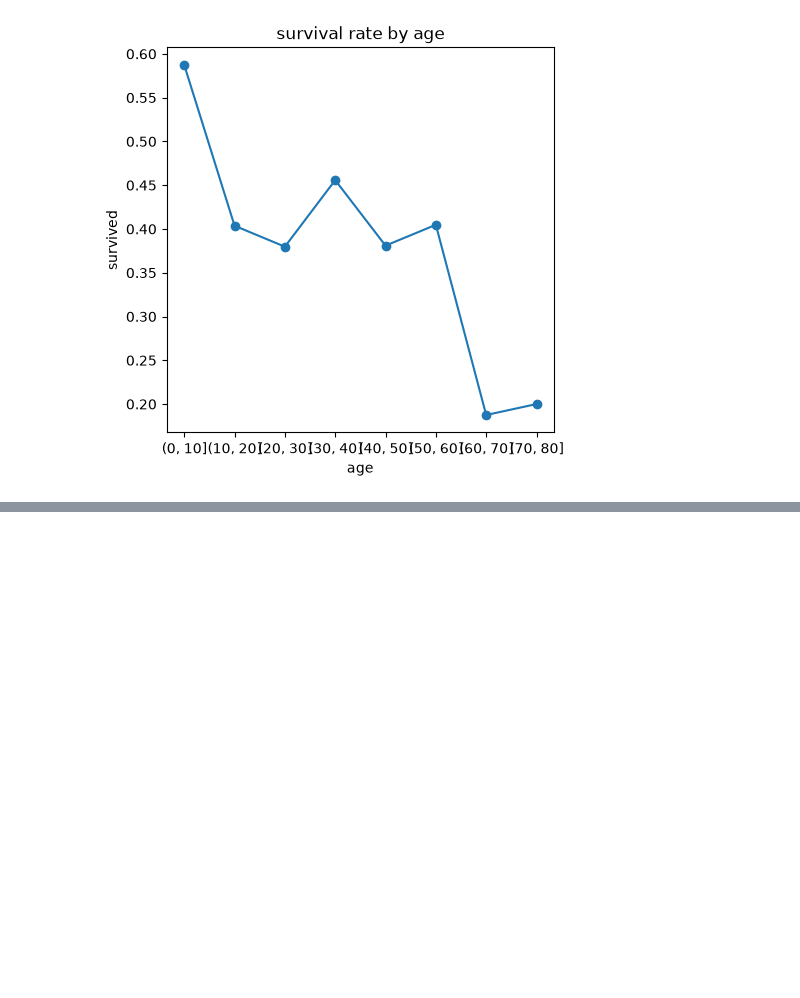
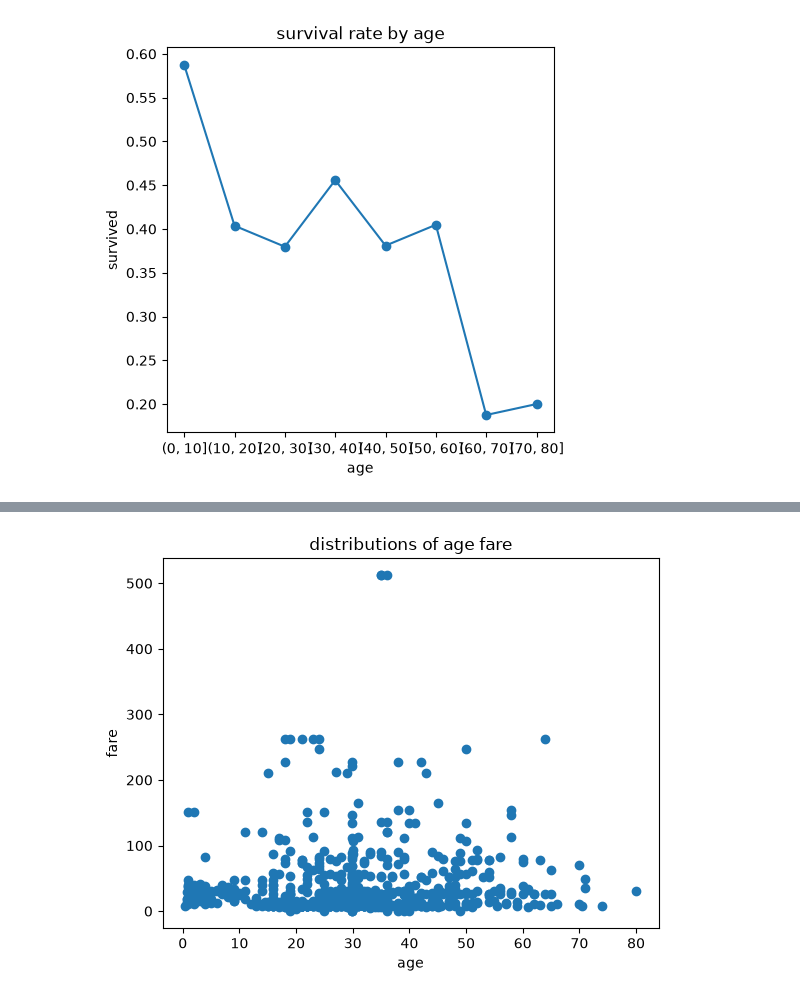
Before and after one commit to Sumit-Rajak99/Matplotlib-learning, a Jupyter notebook: class2.ipynb, the cells around one changed output, grey strips where cells are left out. Cells and saved outputs as stored; diff of their text form; code cells hidden in the pictures; blank space fills up the shorter version.

```diff
--- a/class2.ipynb
+++ b/class2.ipynb
@@ -216,0 +233,10 @@ plt.show()
+# %%
+plt.figure()
+plt.scatter(df['age'],df['fare'])
+plt.title('distributions of age fare')
+plt.xlabel('age')
+plt.ylabel('fare')
+
+plt.show()
+# %% [output]
+[figure, added]
```
Also changed, not shown: parts of 13 cells of this notebook.
